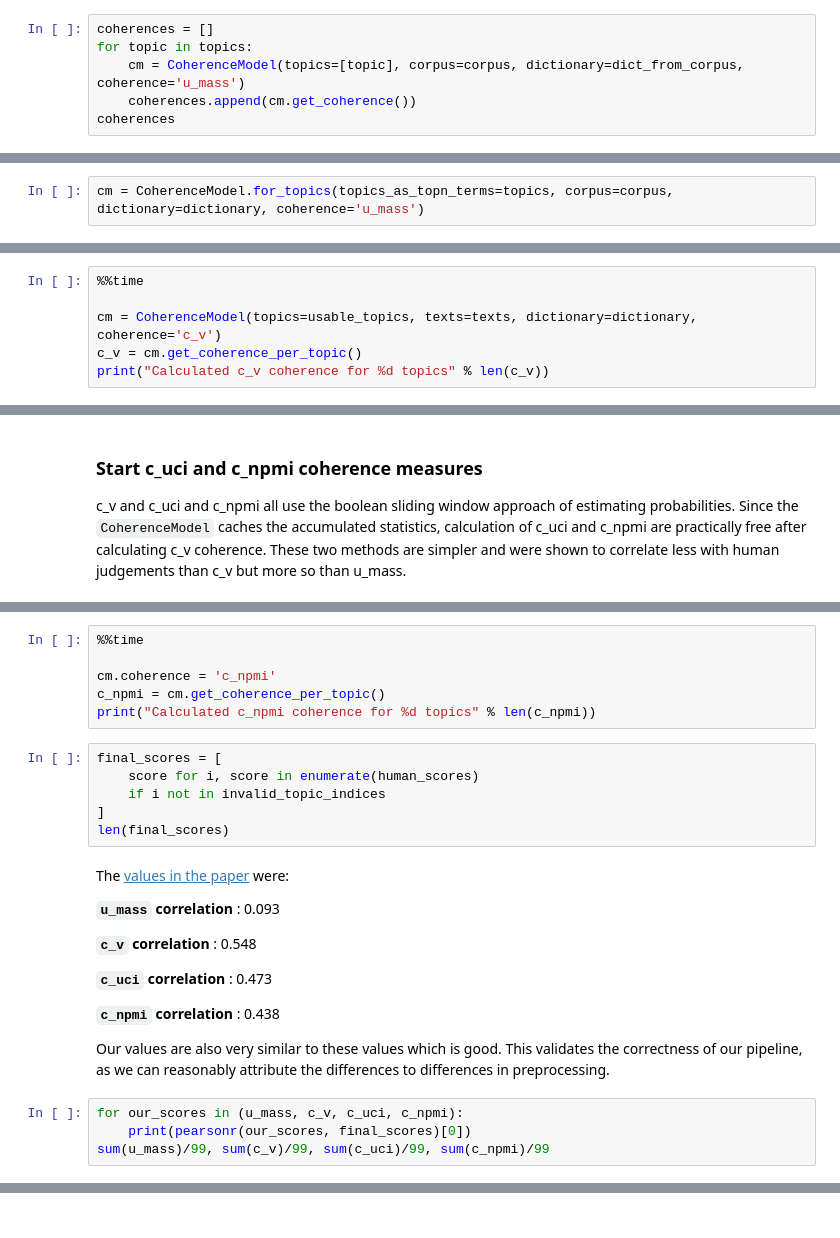
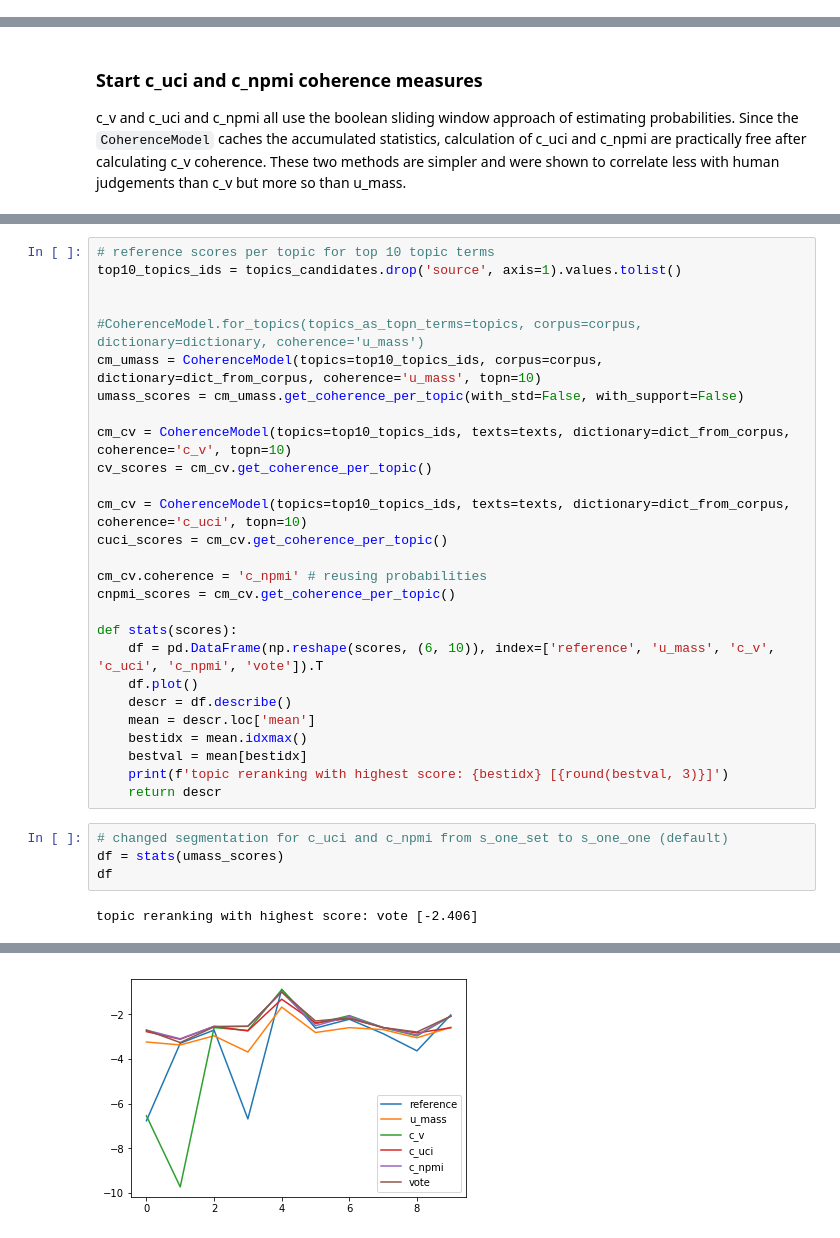
Before and after one commit to andifunke/topic-labeling, a Jupyter notebook: Topic_coherence_experiments.ipynb, the cells around one changed output, grey strips where cells are left out. Drawn from its saved outputs; the diff is of its cells as text.

Commit message:
topic coherence framework

```diff
--- a/Topic_coherence_experiments.ipynb
+++ b/Topic_coherence_experiments.ipynb
@@ -521,6 +124,0 @@ pprint(top_topics)
-# %%
-coherences = []
-for topic in topics:
-    cm = CoherenceModel(topics=[topic], corpus=corpus, dictionary=dict_from_corpus, coherence='u_mass')
-    coherences.append(cm.get_coherence())
-coherences
@@ -534,2 +124,0 @@ cmhdp.get_coherence()
-# %%
-cm = CoherenceModel.for_topics(topics_as_topn_terms=topics, corpus=corpus, dictionary=dictionary, coherence='u_mass')
@@ -564,6 +124,0 @@ This is expected to take much more time since `c_v` uses a sliding window to per
-# %%
-%%time
-
-cm = CoherenceModel(topics=usable_topics, texts=texts, dictionary=dictionary, coherence='c_v')
-c_v = cm.get_coherence_per_topic()
-print("Calculated c_v coherence for %d topics" % len(c_v))
@@ -579,28 +349,33 @@ print("Calculated c_uci coherence for %d topics" % len(c_uci))
-# %%
-%%time
-
-cm.coherence = 'c_npmi'
-c_npmi = cm.get_coherence_per_topic()
-print("Calculated c_npmi coherence for %d topics" % len(c_npmi))
-# %%
-final_scores = [
-    score for i, score in enumerate(human_scores)
-    if i not in invalid_topic_indices
-]
-len(final_scores)
-# %% [markdown]
-The [values in the paper](http://svn.aksw.org/papers/2015/WSDM_Topic_Evaluation/public.pdf) were:
-
-__`u_mass` correlation__ : 0.093
-
-__`c_v` correlation__    : 0.548
-
-__`c_uci` correlation__  : 0.473
-
-__`c_npmi` correlation__ : 0.438
-
-Our values are also very similar to these values which is good. This validates the correctness of our pipeline, as we can reasonably attribute the differences to differences in preprocessing.
-# %%
-for our_scores in (u_mass, c_v, c_uci, c_npmi):
-    print(pearsonr(our_scores, final_scores)[0])
-sum(u_mass)/99, sum(c_v)/99, sum(c_uci)/99, sum(c_npmi)/99
+# %%
+# reference scores per topic for top 10 topic terms
+top10_topics_ids = topics_candidates.drop('source', axis=1).values.tolist()
+
+
+#CoherenceModel.for_topics(topics_as_topn_terms=topics, corpus=corpus, dictionary=dictionary, coherence='u_mass')
+cm_umass = CoherenceModel(topics=top10_topics_ids, corpus=corpus, dictionary=dict_from_corpus, coherence='u_mass', topn=10)
+umass_scores = cm_umass.get_coherence_per_topic(with_std=False, with_support=False)
+
+cm_cv = CoherenceModel(topics=top10_topics_ids, texts=texts, dictionary=dict_from_corpus, coherence='c_v', topn=10)
+cv_scores = cm_cv.get_coherence_per_topic()
+
+cm_cv = CoherenceModel(topics=top10_topics_ids, texts=texts, dictionary=dict_from_corpus, coherence='c_uci', topn=10)
+cuci_scores = cm_cv.get_coherence_per_topic()
+
+cm_cv.coherence = 'c_npmi' # reusing probabilities
+cnpmi_scores = cm_cv.get_coherence_per_topic()
+
+def stats(scores):
+    df = pd.DataFrame(np.reshape(scores, (6, 10)), index=['reference', 'u_mass', 'c_v', 'c_uci', 'c_npmi', 'vote']).T
+    df.plot()
+    descr = df.describe()
+    mean = descr.loc['mean']
+    bestidx = mean.idxmax()
+    bestval = mean[bestidx]
+    print(f'topic reranking with highest score: {bestidx} [{round(bestval, 3)}]')
+    return descr
+# %%
+# changed segmentation for c_uci and c_npmi from s_one_set to s_one_one (default)
+df = stats(umass_scores)
+df
+# %% [output]
+topic reranking with highest score: vote [-2.406]
@@ -606,0 +391 @@ sum(u_mass)/99, sum(c_v)/99, sum(c_uci)/99, sum(c_npmi)/99
+[figure, added]
```
Also changed, not shown: parts of 49 cells of this notebook, 2 other files.
